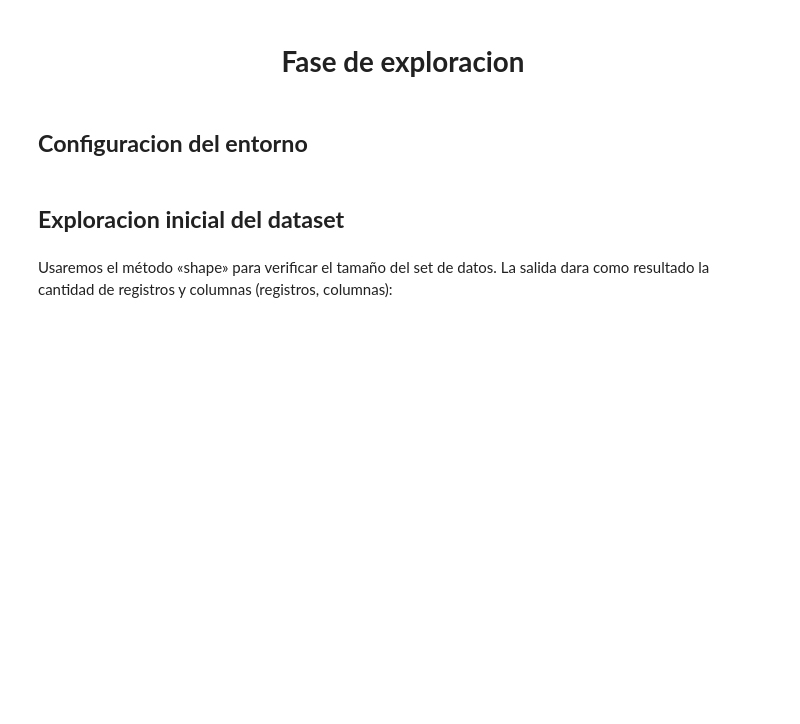
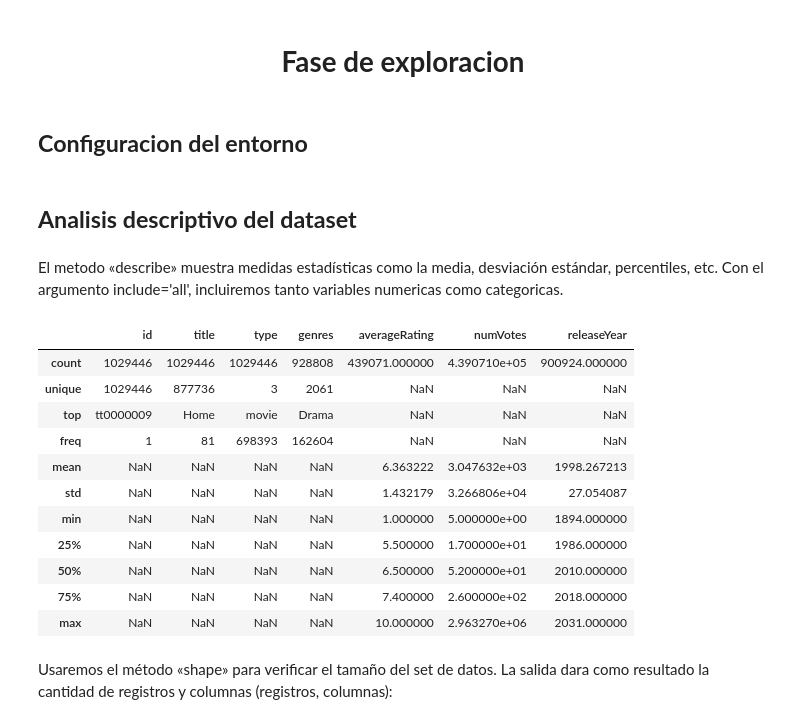
Before and after one commit to ipsilon7/Analisis-de-datos-de-IMDb, a Jupyter notebook: Limpieza.ipynb, the cells around one changed output. Saved outputs shown, nothing was run; the diff lists cells and outputs as text; code cells hidden in the pictures; blank space fills up the shorter version.

Commit message:
Se optimizo la etapa de analisis descriptivo.

```diff
--- a/Limpieza.ipynb
+++ b/Limpieza.ipynb
@@ -13,7 +13,24 @@ url = 'https://raw.githubusercontent.com/ipsilon7/Analisis-de-datos-de-IMDb/refs
 # Cargar el archivo CSV desde GitHub
 df = pd.read_csv(url)
 # %% [markdown]
-## **Exploracion inicial del dataset**
+## **Analisis descriptivo del dataset**
+# %% [markdown]
+El metodo «describe» muestra medidas estadísticas como la media, desviación estándar, percentiles, etc. Con el argumento include='all', incluiremos tanto variables numericas como categoricas.
+# %%
+df.describe(include='all')
+# %% [output]
+|  | id | title | type | genres | averageRating | numVotes | releaseYear |
+| count | 1029446 | 1029446 | 1029446 | 928808 | 439071.000000 | 4.390710e+05 | 900924.000000 |
+| unique | 1029446 | 877736 | 3 | 2061 | NaN | NaN | NaN |
+| top | tt0000009 | Home | movie | Drama | NaN | NaN | NaN |
+| freq | 1 | 81 | 698393 | 162604 | NaN | NaN | NaN |
+| mean | NaN | NaN | NaN | NaN | 6.363222 | 3.047632e+03 | 1998.267213 |
+| std | NaN | NaN | NaN | NaN | 1.432179 | 3.266806e+04 | 27.054087 |
+| min | NaN | NaN | NaN | NaN | 1.000000 | 5.000000e+00 | 1894.000000 |
+| 25% | NaN | NaN | NaN | NaN | 5.500000 | 1.700000e+01 | 1986.000000 |
+| 50% | NaN | NaN | NaN | NaN | 6.500000 | 5.200000e+01 | 2010.000000 |
+| 75% | NaN | NaN | NaN | NaN | 7.400000 | 2.600000e+02 | 2018.000000 |
+| max | NaN | NaN | NaN | NaN | 10.000000 | 2.963270e+06 | 2031.000000 |
 # %% [markdown]
 Usaremos el método «shape» para verificar el tamaño del set de datos. La salida dara como resultado la cantidad de registros y columnas (registros, columnas):
 # %%
```
Also changed, not shown: parts of 8 cells of this notebook.
